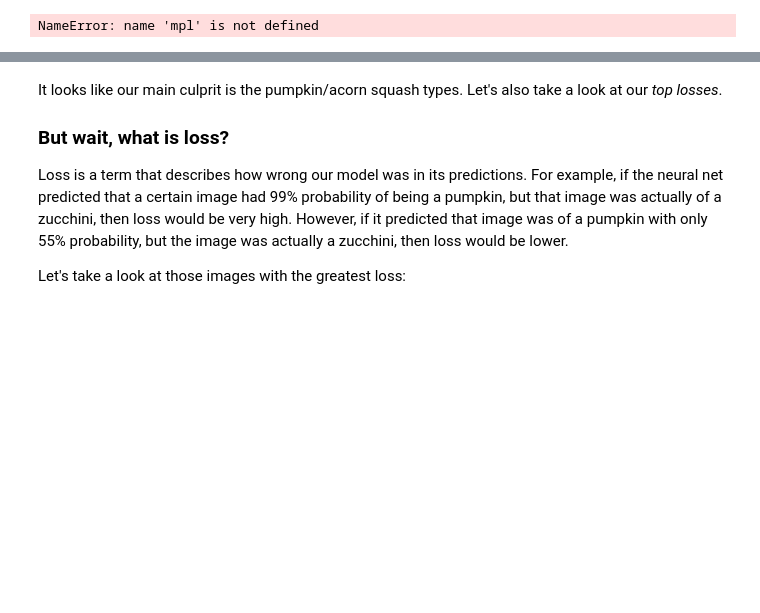
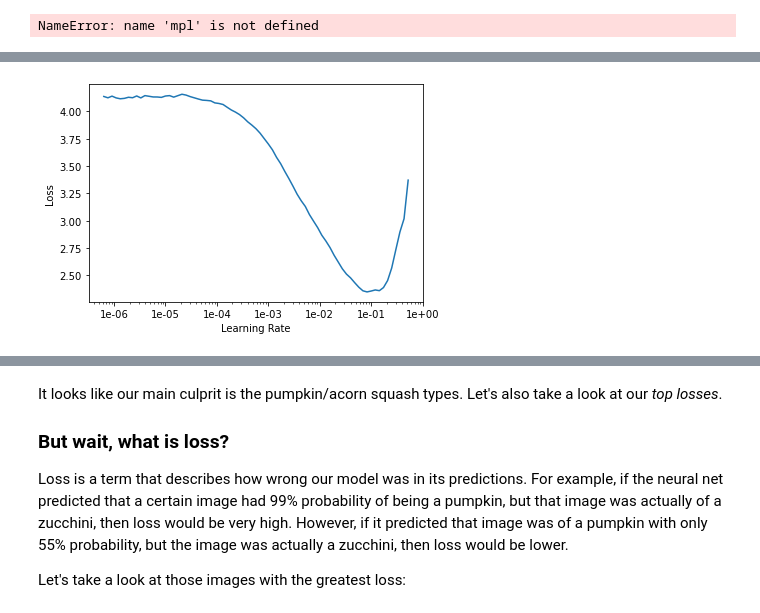
Before and after one commit to wcneill/fastai-homework, a Jupyter notebook: Lesson2-v3/lesson2.ipynb, the cells around one changed output, grey strips where cells are left out. Saved outputs shown, nothing was run; the diff lists cells and outputs as text; code cells hidden in the pictures; blank space fills up the shorter version.

```diff
--- a/Lesson2-v3/lesson2.ipynb
+++ b/Lesson2-v3/lesson2.ipynb
@@ -193,0 +173,3 @@ interp.plot_confusion_matrix()
+# %%
+# create convolutional neural network:
+learn = cnn_learner(data, models.resnet34, metrics=error_rate)
@@ -193,0 +188,5 @@ interp.plot_confusion_matrix()
+# %%
+# We want to use the steepest slope for our learning rate:
+learn.recorder.plot()
+# %% [output]
+[figure, added]
```
Also changed, not shown: parts of 54 cells of this notebook, 1 other file.
